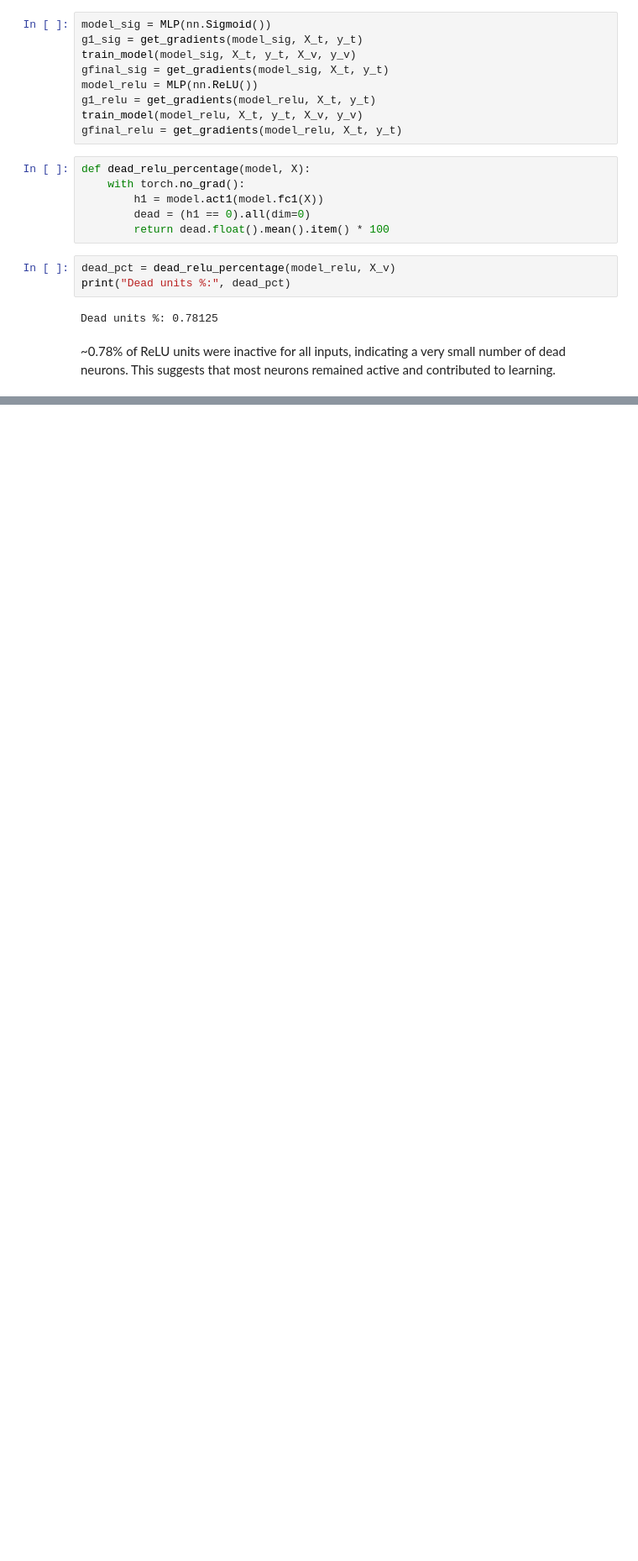
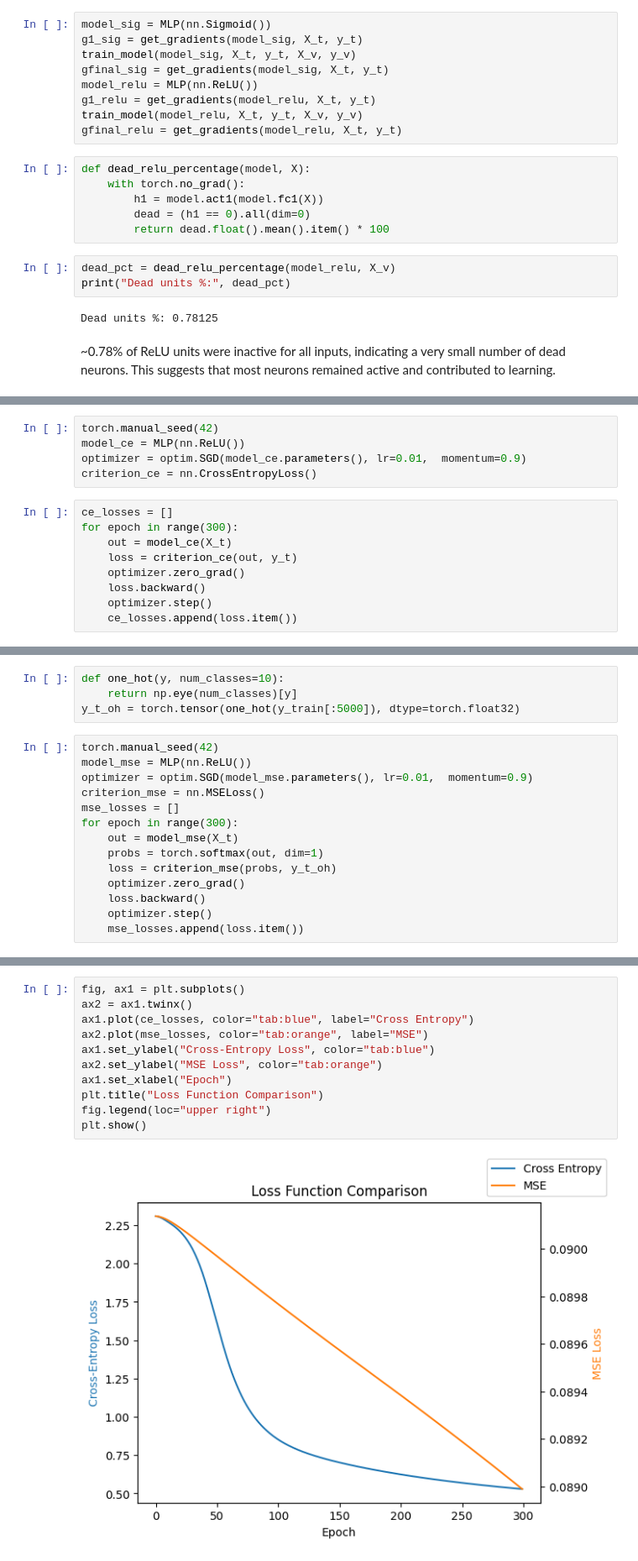
Before and after one commit to zonia7867/Deep-Learning-for-Perception-CS-4045, a Jupyter notebook: dlp-a1.ipynb, the cells around one changed output, grey strips where cells are left out. Shown at 84% size. Drawn from its saved outputs; the diff is of its cells as text; blank space fills up the shorter version.

Commit message:
loss function -part3

```diff
--- a/dlp-a1.ipynb
+++ b/dlp-a1.ipynb
@@ -315,0 +318,14 @@ Dead units %: 0.78125
+# %%
+torch.manual_seed(42)
+model_ce = MLP(nn.ReLU())
+optimizer = optim.SGD(model_ce.parameters(), lr=0.01,  momentum=0.9)
+criterion_ce = nn.CrossEntropyLoss()
+# %%
+ce_losses = []
+for epoch in range(300):
+    out = model_ce(X_t)
+    loss = criterion_ce(out, y_t)
+    optimizer.zero_grad()
+    loss.backward()
+    optimizer.step()
+    ce_losses.append(loss.item())
@@ -315,0 +340,18 @@ Dead units %: 0.78125
+# %%
+def one_hot(y, num_classes=10):
+    return np.eye(num_classes)[y]
+y_t_oh = torch.tensor(one_hot(y_train[:5000]), dtype=torch.float32)
+# %%
+torch.manual_seed(42)
+model_mse = MLP(nn.ReLU())
+optimizer = optim.SGD(model_mse.parameters(), lr=0.01,  momentum=0.9)
+criterion_mse = nn.MSELoss()
+mse_losses = []
+for epoch in range(300):
+    out = model_mse(X_t)
+    probs = torch.softmax(out, dim=1)
+    loss = criterion_mse(probs, y_t_oh)
+    optimizer.zero_grad()
+    loss.backward()
+    optimizer.step()
+    mse_losses.append(loss.item())
@@ -315,0 +366,13 @@ Dead units %: 0.78125
+# %%
+fig, ax1 = plt.subplots()
+ax2 = ax1.twinx()
+ax1.plot(ce_losses, color="tab:blue", label="Cross Entropy")
+ax2.plot(mse_losses, color="tab:orange", label="MSE")
+ax1.set_ylabel("Cross-Entropy Loss", color="tab:blue")
+ax2.set_ylabel("MSE Loss", color="tab:orange")
+ax1.set_xlabel("Epoch")
+plt.title("Loss Function Comparison")
+fig.legend(loc="upper right")
+plt.show()
+# %% [output]
+[figure, added]
```
Also changed, not shown: parts of 7 cells of this notebook.
